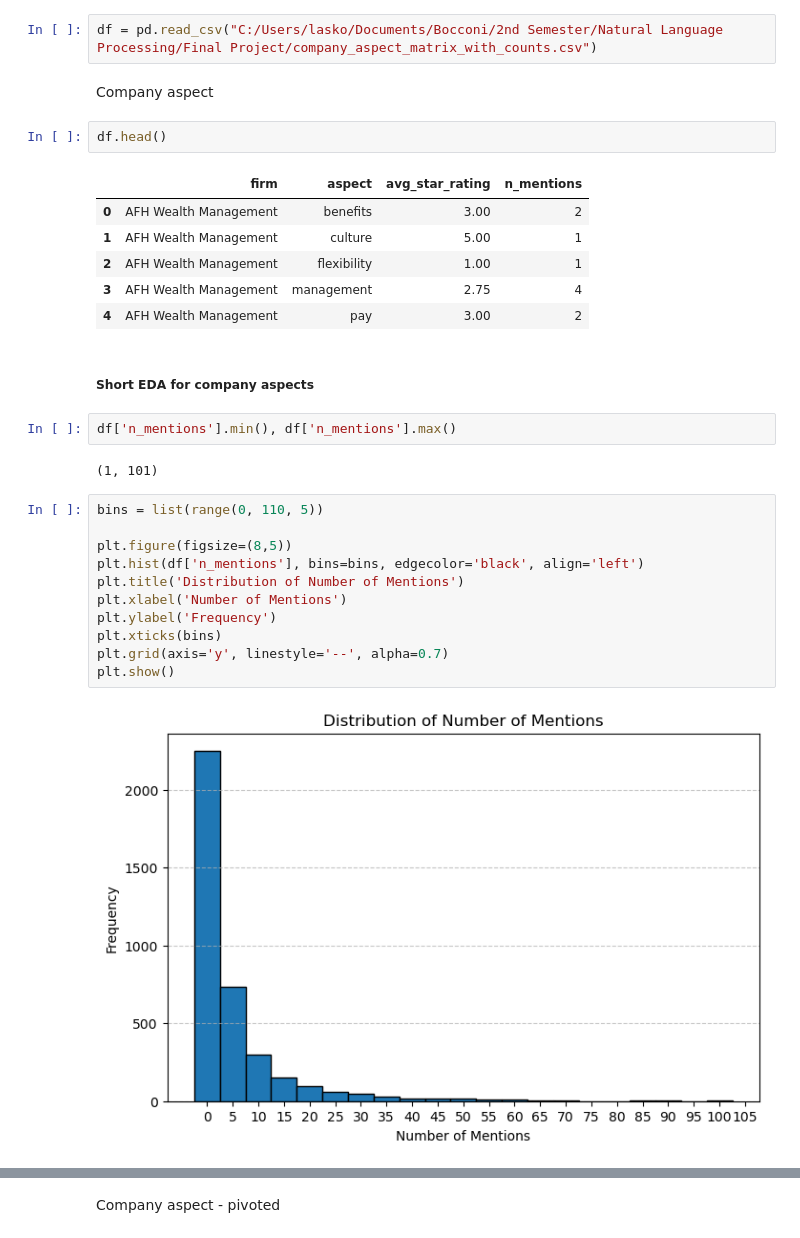
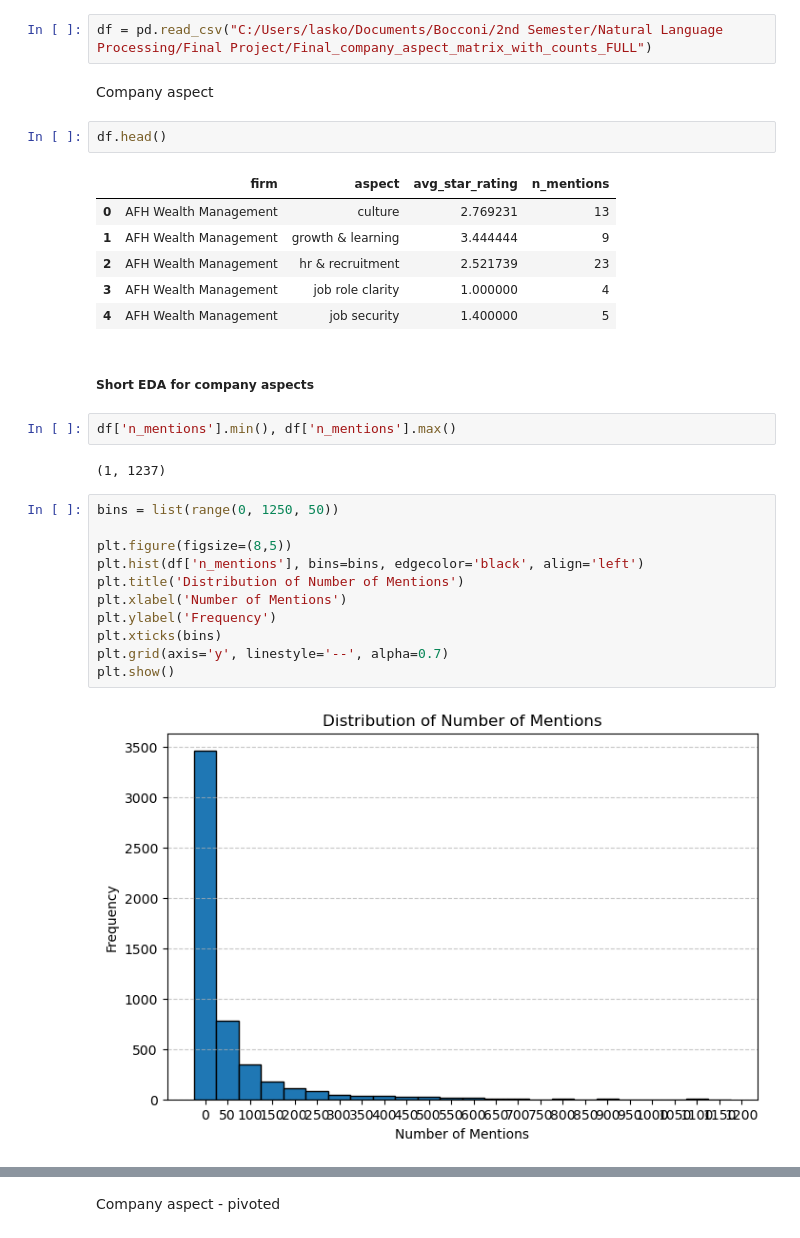
Before and after one commit to javirubio4/glassdoor_reviews, a Jupyter notebook: modelling_summarization.ipynb, the cells around one changed output, grey strips where cells are left out. Cells and saved outputs as stored; diff of their text form.

Commit message:
eda for full dataset - filtering out companies that don't share 10 common aspects & at least 10 mentions of each aspect

```diff
--- a/modelling_summarization.ipynb
+++ b/modelling_summarization.ipynb
@@ -7,33 +7,33 @@ from transformers import pipeline
 pd.set_option('display.max_colwidth', None)
 # %%
-df = pd.read_csv("C:/Users/lasko/Documents/Bocconi/2nd Semester/Natural Language Processing/Final Project/company_aspect_matrix_with_counts.csv")
+df = pd.read_csv("C:/Users/lasko/Documents/Bocconi/2nd Semester/Natural Language Processing/Final Project/Final_company_aspect_matrix_with_counts_FULL")
 # %% [markdown]
 Company aspect
 # %%
 df.head()
 # %% [output]
 |  | firm | aspect | avg_star_rating | n_mentions |
-| 0 | AFH Wealth Management | benefits | 3.00 | 2 |
-| 1 | AFH Wealth Management | culture | 5.00 | 1 |
-| 2 | AFH Wealth Management | flexibility | 1.00 | 1 |
-| 3 | AFH Wealth Management | management | 2.75 | 4 |
-| 4 | AFH Wealth Management | pay | 3.00 | 2 |
+| 0 | AFH Wealth Management | culture | 2.769231 | 13 |
+| 1 | AFH Wealth Management | growth & learning | 3.444444 | 9 |
+| 2 | AFH Wealth Management | hr & recruitment | 2.521739 | 23 |
+| 3 | AFH Wealth Management | job role clarity | 1.000000 | 4 |
+| 4 | AFH Wealth Management | job security | 1.400000 | 5 |
 # %% [markdown]
 ##### Short EDA for company aspects
 # %%
 df['n_mentions'].min(), df['n_mentions'].max()
 # %% [output]
-(1, 101)
+(1, 1237)
 # %%
-bins = list(range(0, 110, 5))
+bins = list(range(0, 1250, 50))
 
 plt.figure(figsize=(8,5))
 plt.hist(df['n_mentions'], bins=bins, edgecolor='black', align='left')
 plt.title('Distribution of Number of Mentions')
 plt.xlabel('Number of Mentions')
 plt.ylabel('Frequency')
 plt.xticks(bins)
 plt.grid(axis='y', linestyle='--', alpha=0.7)
 plt.show()
 # %% [output]
-[figure, old version]
+[figure, new version]
```
Also changed, not shown: parts of 19 cells of this notebook.
